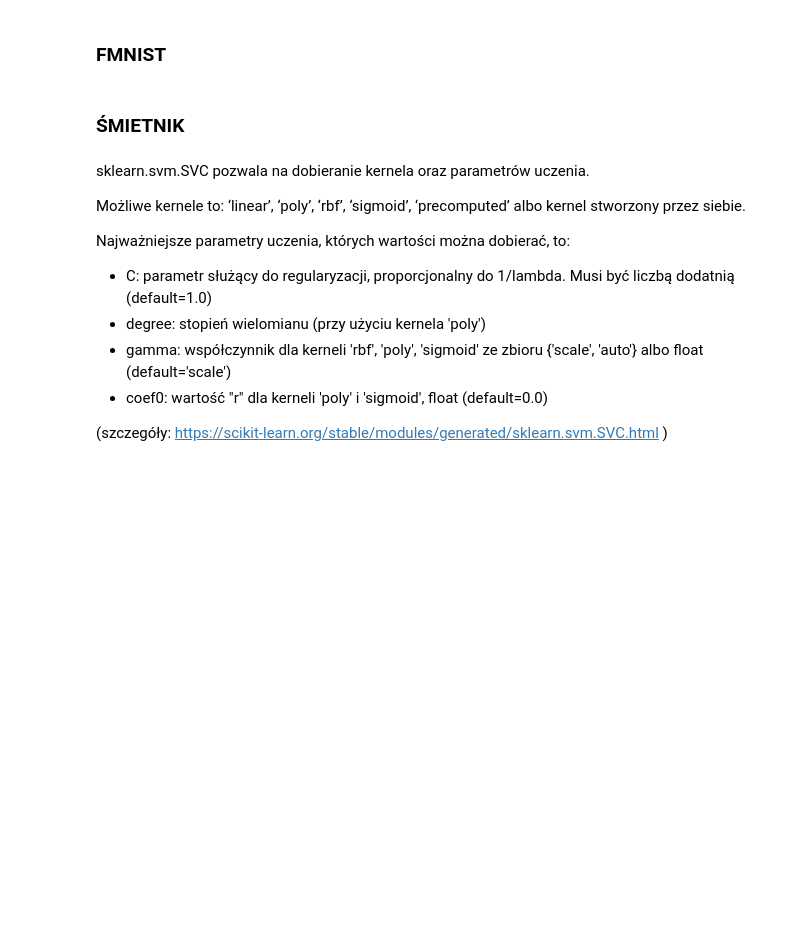
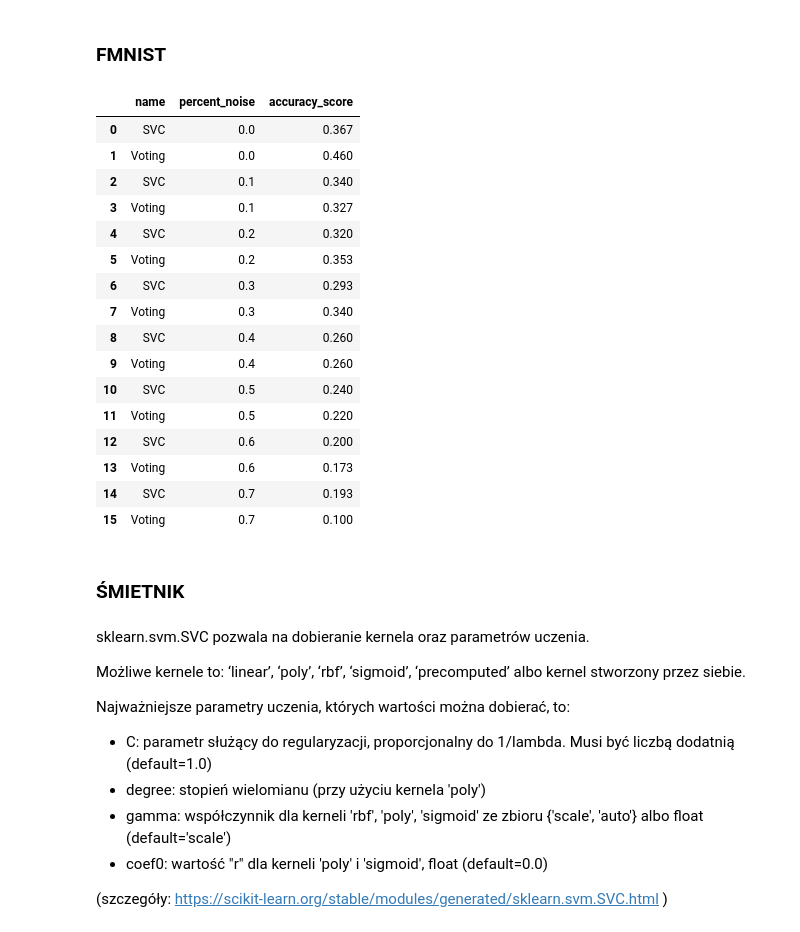
Before and after one commit to krowka/ML-project, a Jupyter notebook: project.ipynb, the cells around one changed output. Drawn from its saved outputs; the diff is of its cells as text; code cells hidden in the pictures; blank space fills up the shorter version.

```diff
--- a/project.ipynb
+++ b/project.ipynb
@@ -129,9 +180,10 @@ def create_clfs_and_pipe(x,y,max_iter=-1):
 def analyze_sub_SVM(x, y, split, max_iter):
     x_train, x_test, y_train, y_test =  train_test_split(x, y, test_size=split, random_state=0)
 
-    clfs, clfs_pipe=create_clfs_and_pipe(x,y,max_iter)
+#     clfs, clfs_pipe=create_clfs_and_pipe(x,y,max_iter)
 
-    eclf = VotingClassifier(estimators=clfs_pipe, voting='soft')
+#     eclf = VotingClassifier(estimators=clfs_pipe, voting='soft')
+    eclf = create_voting_clf(x, y, max_iter)
     eclf = eclf.fit(x_train, y_train)
     y_pred = eclf.predict(x_test)
     y_pred_prob = eclf.predict_proba(x_test)
@@ -361,16 +413,16 @@ def dataframe_noise_labels(percentage_noise, noised_classifiers,
 # %% [markdown]
 ### TNG
 # %%
-x, y = resample(news_x, news_y, n_samples=1000, replace=False, random_state=0)
+x, y = resample(news_x, news_y, n_samples=500, replace=False, random_state=0)
 x_train, x_test, y_train, y_test =  train_test_split(x, y, test_size=0.3, random_state=0)
 
-clfs, clfs_pipe= create_clfs_and_pipe(x,y)
+vc = create_voting_clf(x, y)
 
 # deklaracja klasyfikatorow
 percentage_noise=[0.0, 0.1, 0.2, 0.3, 0.4, 0.5, 0.6, 0.7]
 noised_classifiers= [
     ('SVC', SVC(C=100, kernel='linear',probability=True,)),
-    ('Voting', VotingClassifier(estimators=clfs_pipe, voting='hard'))
+    ('Voting', vc)
 ]
 # %%
 ## bledne etykiety
@@ -468,8 +620,26 @@ df_fmnist_noised_vector=pd.DataFrame(fmnist_noised_vector, columns=['name','perc
 df_fmnist_noised_vector
 # %%
 df_tng_noised_label
-df_fmnist_noised_label
-df_fmnist_noised_vector
+# df_fmnist_noised_label
+# df_fmnist_noised_vector
+# %% [output]
+|  | name | percent_noise | accuracy_score |
+| 0 | SVC | 0.0 | 0.367 |
+| 1 | Voting | 0.0 | 0.460 |
+| 2 | SVC | 0.1 | 0.340 |
+| 3 | Voting | 0.1 | 0.327 |
+| 4 | SVC | 0.2 | 0.320 |
+| 5 | Voting | 0.2 | 0.353 |
+| 6 | SVC | 0.3 | 0.293 |
+| 7 | Voting | 0.3 | 0.340 |
+| 8 | SVC | 0.4 | 0.260 |
+| 9 | Voting | 0.4 | 0.260 |
+| 10 | SVC | 0.5 | 0.240 |
+| 11 | Voting | 0.5 | 0.220 |
+| 12 | SVC | 0.6 | 0.200 |
+| 13 | Voting | 0.6 | 0.173 |
+| 14 | SVC | 0.7 | 0.193 |
+| 15 | Voting | 0.7 | 0.100 |
 # %%
 df_fmnist_noised_label2=df_fmnist_noised_label.copy()
 df_fmnist_noised_label2['type']='label'
```
Also changed, not shown: parts of 7 cells of this notebook.
